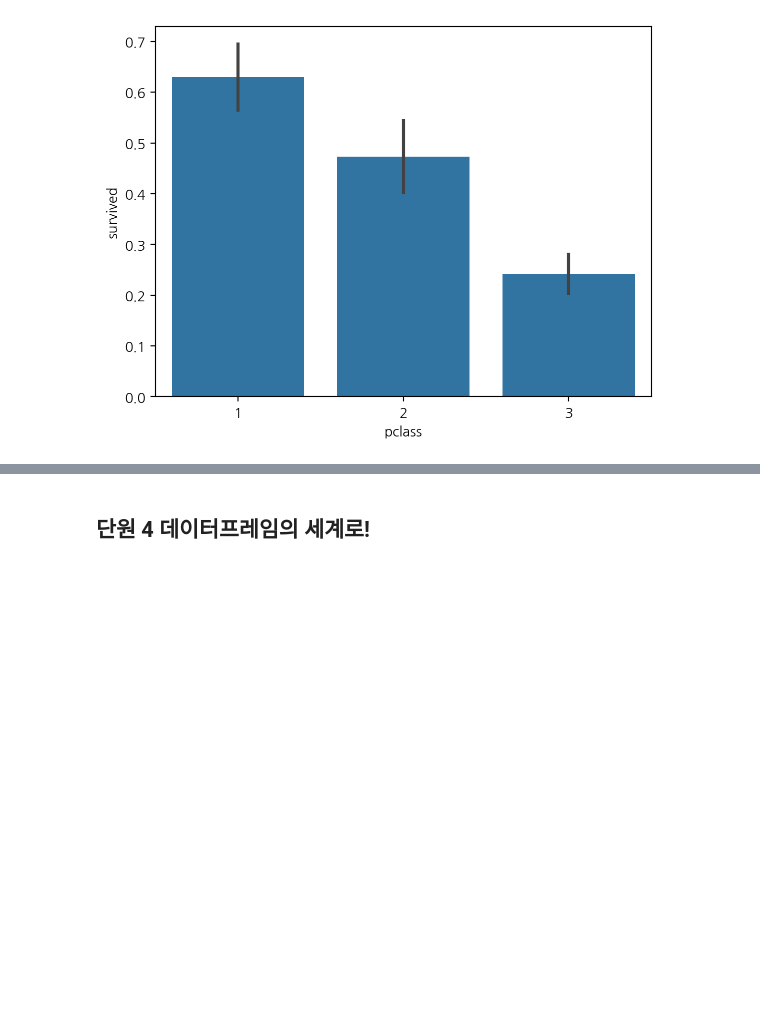
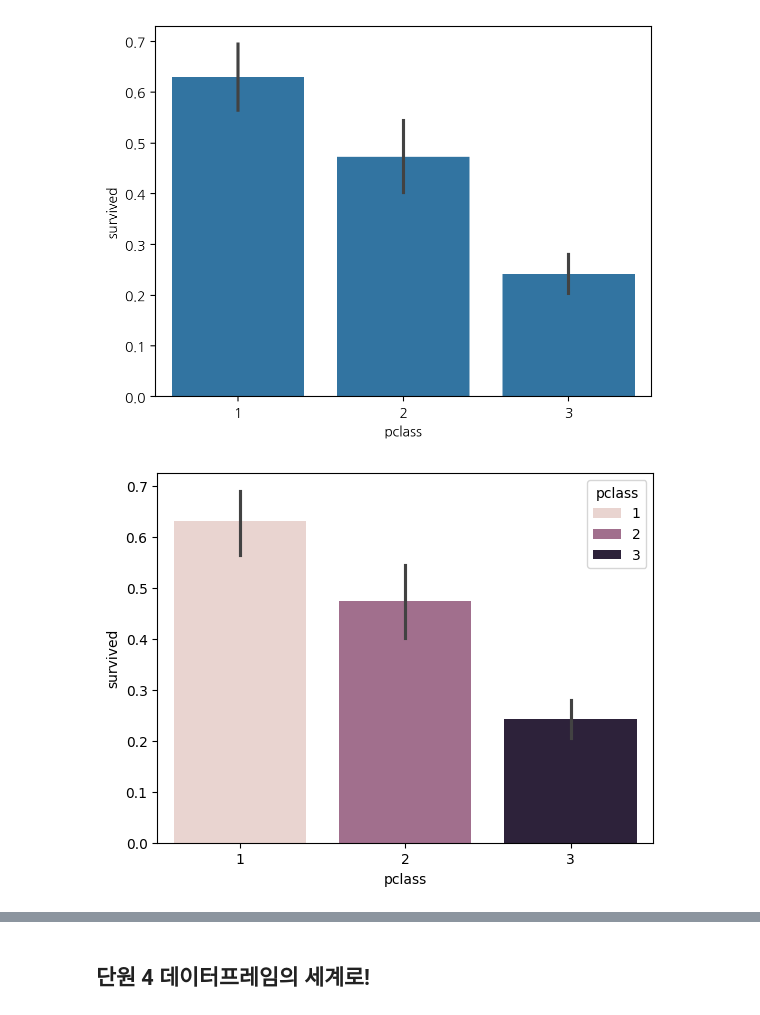
Before and after one commit to ai7dnn/2024-1-my-BDA, a Jupyter notebook: inclass/02w_0318_mon_dataframe_basic.ipynb, the cells around one changed output, grey strips where cells are left out. Cells and saved outputs as stored; diff of their text form; code cells hidden in the pictures; blank space fills up the shorter version.

```diff
--- a/inclass/02w_0318_mon_dataframe_basic.ipynb
+++ b/inclass/02w_0318_mon_dataframe_basic.ipynb
@@ -199,6 +203,10 @@ sns.barplot(x="sex", y="survived", data=titanic);
 sns.barplot(x="pclass", y="survived", data=titanic);
 # %% [output]
 [figure]
+# %%
+sns.barplot(titanic, x="pclass", y="survived", hue="pclass");
+# %% [output]
+[figure, added]
 # %%
 sns.barplot(x="pclass", y="survived", hue="sex", data=titanic);
 # %% [output]
```
Also changed, not shown: parts of 8 cells of this notebook.
